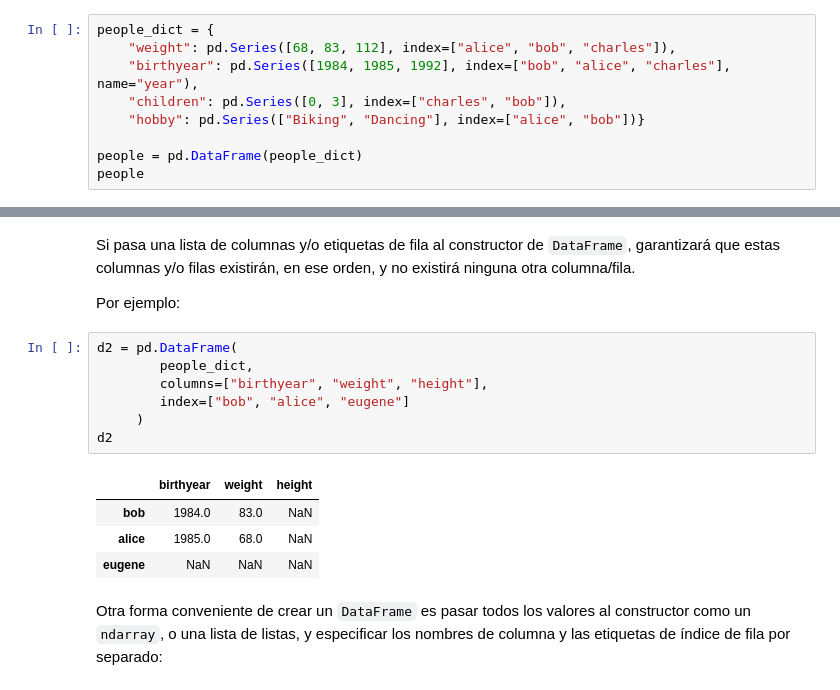
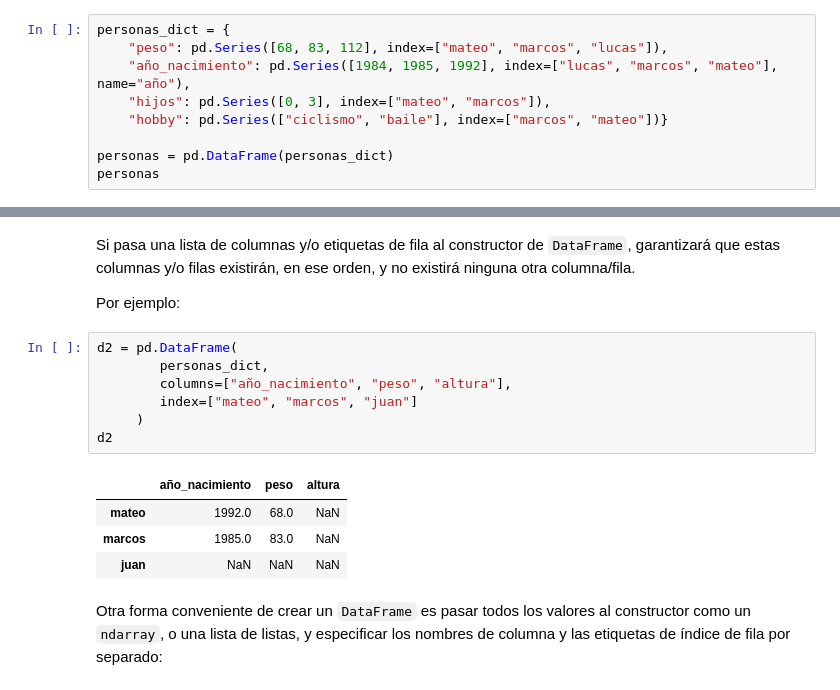
Before and after one commit to marco-canas/encuentra_tu_persona_vitamina, a Jupyter notebook: classes/class_12/class_12.ipynb, the cells around one changed output, grey strips where cells are left out. Saved outputs shown, nothing was run; the diff lists cells and outputs as text.

```diff
--- a/classes/class_12/class_12.ipynb
+++ b/classes/class_12/class_12.ipynb
@@ -32,12 +32,12 @@ Puede:
 # %% [markdown]
 Puede crear un `DataFrame` pasando un diccionario de objetos `Series`:
 # %%
-people_dict = {
-    "weight": pd.Series([68, 83, 112], index=["alice", "bob", "charles"]),
-    "birthyear": pd.Series([1984, 1985, 1992], index=["bob", "alice", "charles"], name="year"),
-    "children": pd.Series([0, 3], index=["charles", "bob"]),
-    "hobby": pd.Series(["Biking", "Dancing"], index=["alice", "bob"])}
+personas_dict = {
+    "peso": pd.Series([68, 83, 112], index=["mateo", "marcos", "lucas"]),
+    "año_nacimiento": pd.Series([1984, 1985, 1992], index=["lucas", "marcos", "mateo"], name="año"),
+    "hijos": pd.Series([0, 3], index=["mateo", "marcos"]),
+    "hobby": pd.Series(["ciclismo", "baile"], index=["marcos", "mateo"])}
 
-people = pd.DataFrame(people_dict)
-people
+personas = pd.DataFrame(personas_dict)
+personas
 # %% [output]
@@ -86,16 +86,16 @@ Si pasa una lista de columnas y/o etiquetas de fila al constructor de `DataFrame
 Por ejemplo:
 # %%
 d2 = pd.DataFrame(
-        people_dict,
-        columns=["birthyear", "weight", "height"],
-        index=["bob", "alice", "eugene"]
+        personas_dict,
+        columns=["año_nacimiento", "peso", "altura"],
+        index=["mateo", "marcos", "juan"]
      )
 d2
 # %% [output]
-|  | birthyear | weight | height |
-| bob | 1984.0 | 83.0 | NaN |
-| alice | 1985.0 | 68.0 | NaN |
-| eugene | NaN | NaN | NaN |
+|  | año_nacimiento | peso | altura |
+| mateo | 1992.0 | 68.0 | NaN |
+| marcos | 1985.0 | 83.0 | NaN |
+| juan | NaN | NaN | NaN |
 # %% [markdown]
 Otra forma conveniente de crear un `DataFrame` es pasar todos los valores al constructor como un `ndarray`, o una lista de listas, y especificar los nombres de columna y las etiquetas de índice de fila por separado:
 # %%
```
Also changed, not shown: parts of 78 cells of this notebook, 1 other file.
